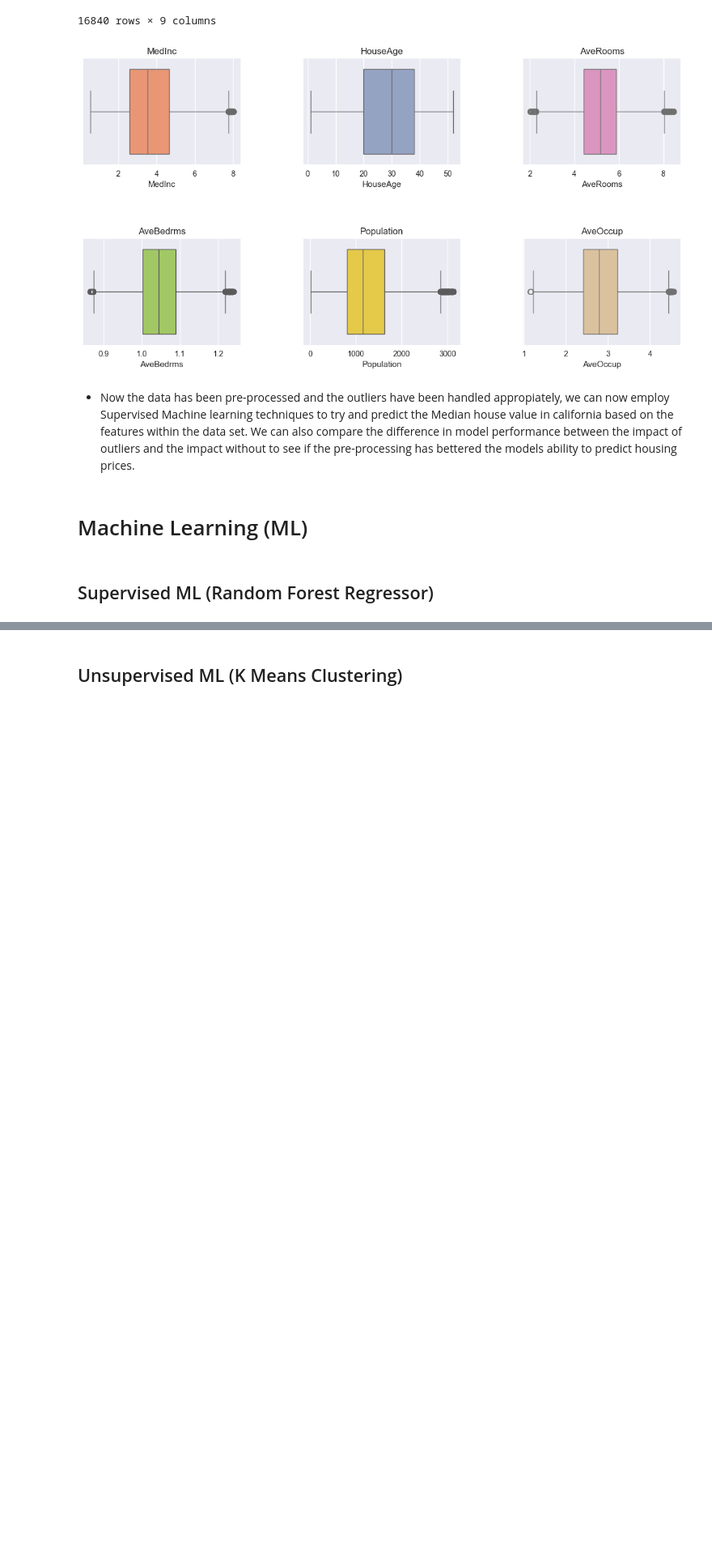
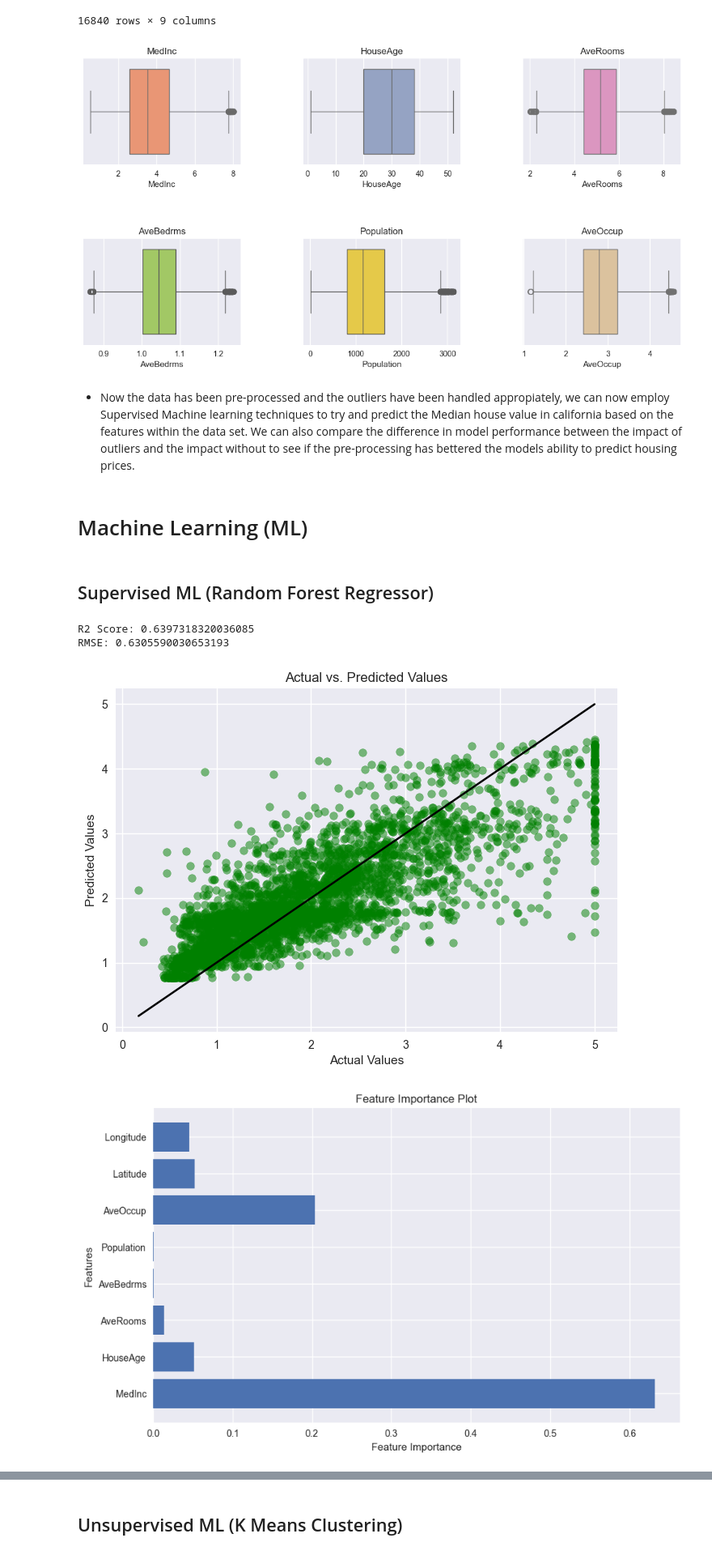
Before and after one commit to efyrb4/dsda-zdat2003-assessment-2-efyrb4, a Jupyter notebook: src/ML_experiments.ipynb, the cells around one changed output, grey strips where cells are left out. Shown at 81% size. Drawn from its saved outputs; the diff is of its cells as text; code cells hidden in the pictures; blank space fills up the shorter version.

Commit message:
feat:Random forest experiments

```diff
--- a/src/ML_experiments.ipynb
+++ b/src/ML_experiments.ipynb
@@ -376,7 +384,6 @@ def random_forest_regression(df, number_of_estimators, max_tree_depth, min_samp_
     # R2 Score
     r2 = r2_score(y_test, y_pred)
     print(f'R2 Score: {r2}')
-    print(rfr.score(X_test, y_test))
 
     # RMSE
     rmse = np.sqrt(mean_squared_error(y_test, y_pred))
@@ -400,4 +407,16 @@ def random_forest_regression(df, number_of_estimators, max_tree_depth, min_samp_
     plt.title('Feature Importance Plot')
     plt.show()
 
-    return rfr
+    return r2, rmse
+# %%
+# FIrst iteration of the rfr model storing the performance metrics to plot perfpormance of the model
+model1_r2, model1_rmse = random_forest_regression(housing_cleaned_df,
+                          number_of_estimators=50,
+                            max_tree_depth=5,
+                              min_samp_leaf=1,
+                                  min_samp_split=2)
+# %% [output]
+R2 Score: 0.6397318320036085
+RMSE: 0.6305590030653193
+[figure, added]
+[figure, added]
```
Also changed, not shown: parts of 6 cells of this notebook.
